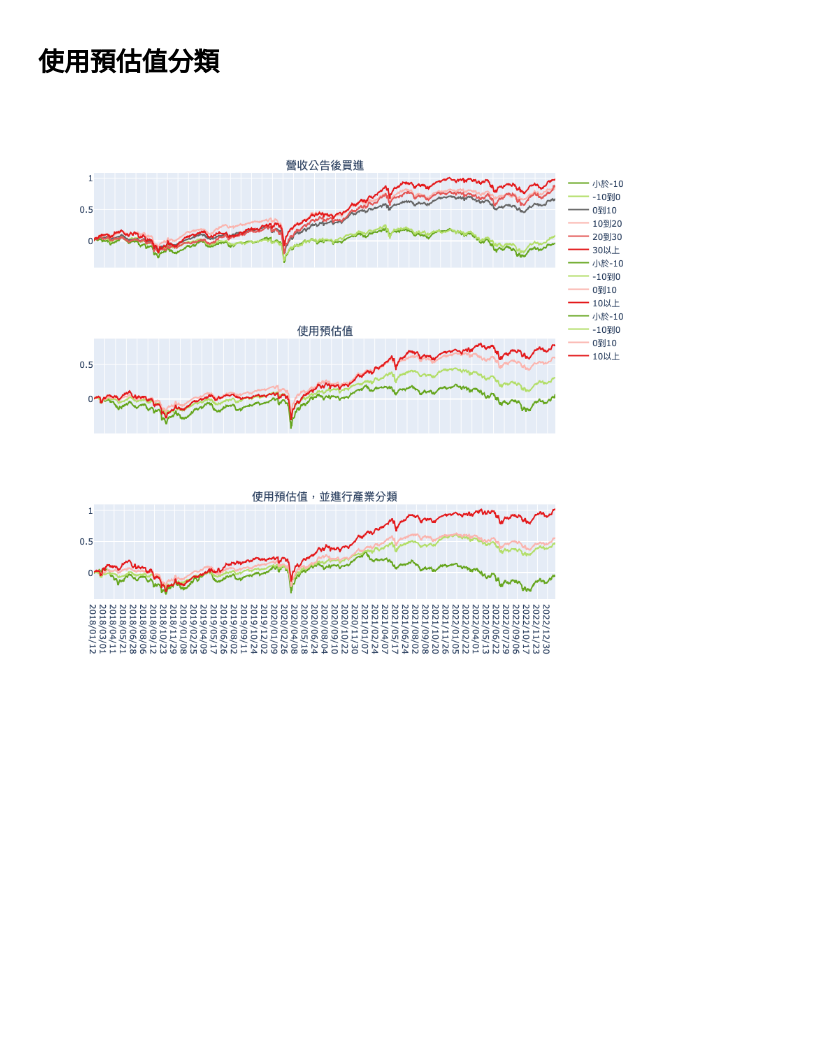
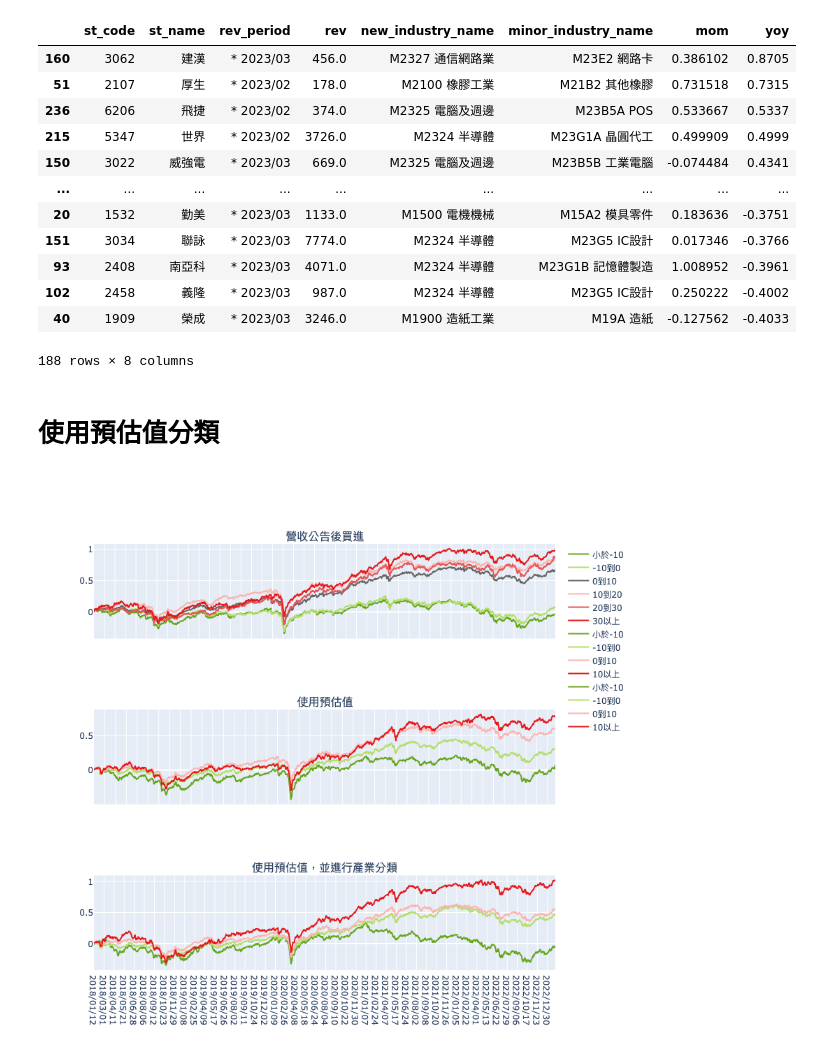
Before and after one commit to Cyu41/Revenue, a Jupyter notebook: Untitled1.ipynb, the cells around one changed output. Saved outputs shown, nothing was run; the diff lists cells and outputs as text; code cells hidden in the pictures; blank space fills up the shorter version.

```diff
--- a/Untitled1.ipynb
+++ b/Untitled1.ipynb
@@ -189,3 +189,34 @@ FROM best_predict
+# %%
+predict_data = pd.read_csv('/Users/yuchun/Revenue/Predict_REV/2023/03營收預估.csv')
+predict_data = predict_data[predict_data.yoy <= 1000000000].sort_values('yoy', ascending=False)
+
+predict_data_futures = pd.read_csv('/Users/yuchun/Revenue/Predict_REV/2023/03營收預估(個股期).csv')
+predict_data_futures = predict_data_futures[predict_data_futures.yoy <= 1000000000].sort_values('yoy', ascending=False)
+# %%
+mask = predict_data_futures[(predict_data_futures.new_industry_name != 'M1722 生技醫療')
+                    & (predict_data_futures.new_industry_name != 'M2326 光電業')
+                    & (predict_data_futures.new_industry_name != 'M2331 其他電子業')
+                    & (predict_data_futures.new_industry_name != 'M2500 建材營造')
+                    & (predict_data_futures.new_industry_name != 'M2600 航運業')
+                    & (predict_data_futures.new_industry_name != 'M2800 金融業')
+                    & (predict_data_futures.new_industry_name != 'M2900 貿易百貨')
+                    & (predict_data_futures.new_industry_name != 'M3200 文化創意業')
+                    & (predict_data_futures.minor_industry_name != 'M25A 建設')]
+mask
+# %% [output]
+|  | st_code | st_name | rev_period | rev | new_industry_name | minor_industry_name | mom | yoy |
+| 160 | 3062 | 建漢 | * 2023/03 | 456.0 | M2327 通信網路業 | M23E2 網路卡 | 0.386102 | 0.8705 |
+| 51 | 2107 | 厚生 | * 2023/02 | 178.0 | M2100 橡膠工業 | M21B2 其他橡膠 | 0.731518 | 0.7315 |
+| 236 | 6206 | 飛捷 | * 2023/02 | 374.0 | M2325 電腦及週邊 | M23B5A POS | 0.533667 | 0.5337 |
+| 215 | 5347 | 世界 | * 2023/02 | 3726.0 | M2324 半導體 | M23G1A 晶圓代工 | 0.499909 | 0.4999 |
+| 150 | 3022 | 威強電 | * 2023/03 | 669.0 | M2325 電腦及週邊 | M23B5B 工業電腦 | -0.074484 | 0.4341 |
+| ... | ... | ... | ... | ... | ... | ... | ... | ... |
+| 20 | 1532 | 勤美 | * 2023/03 | 1133.0 | M1500 電機機械 | M15A2 模具零件 | 0.183636 | -0.3751 |
+| 151 | 3034 | 聯詠 | * 2023/03 | 7774.0 | M2324 半導體 | M23G5 IC設計 | 0.017346 | -0.3766 |
+| 93 | 2408 | 南亞科 | * 2023/03 | 4071.0 | M2324 半導體 | M23G1B 記憶體製造 | 1.008952 | -0.3961 |
+| 102 | 2458 | 義隆 | * 2023/03 | 987.0 | M2324 半導體 | M23G5 IC設計 | 0.250222 | -0.4002 |
+| 40 | 1909 | 榮成 | * 2023/03 | 3246.0 | M1900 造紙工業 | M19A 造紙 | -0.127562 | -0.4033 |
+188 rows × 8 columns
 # %% [markdown]
 # 使用預估值分類
 # %%
```
Also changed, not shown: parts of 1 cell of this notebook, 32 other files.
